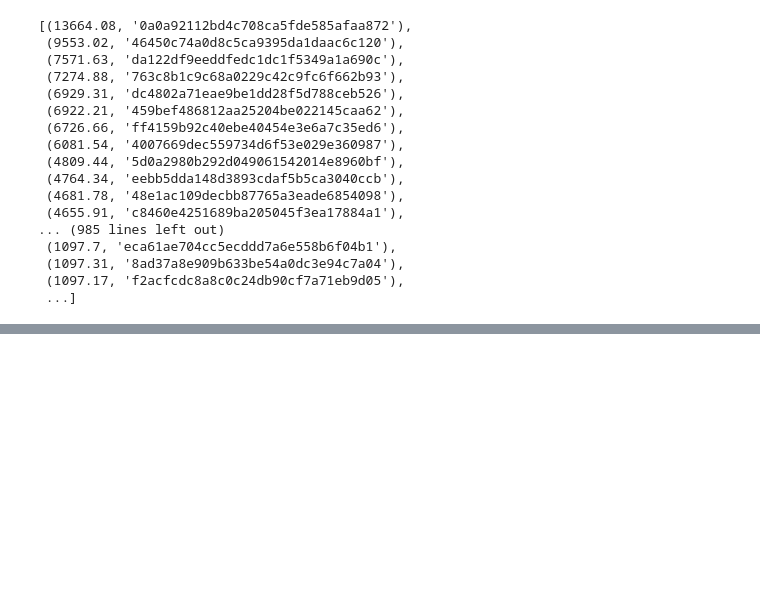
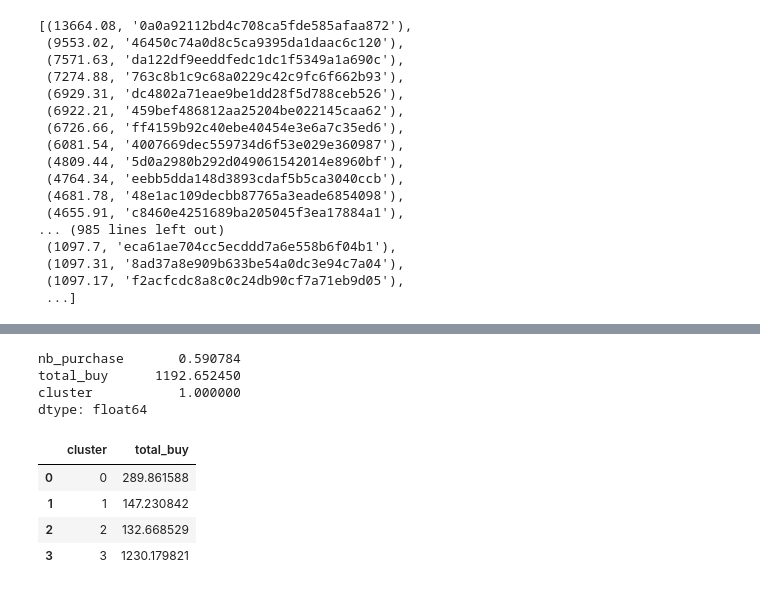
Before and after one commit to Justine-league/LA-DATA-DREAM-TEAM-equipe-justine, a Jupyter notebook: segmentation_RFM.ipynb, the cells around one changed output, grey strips where cells are left out. Cells and saved outputs as stored; diff of their text form; code cells hidden in the pictures; blank space fills up the shorter version.

```diff
--- a/segmentation_RFM.ipynb
+++ b/segmentation_RFM.ipynb
@@ -95,0 +181,13 @@ montant
+# %%
+kmeans = KMeans(init="random", n_clusters=4, n_init=10, random_state=1)
+
+#fit k-means algorithm to data
+kmeans.fit(scaled_df)
+
+#view cluster assignments for each observation
+kmeans.labels_
+
+df_cluster['cluster'] = kmeans.labels_
+
+#view updated DataFrame
+print(df_cluster)
@@ -95,0 +209,17 @@ montant
+# %%
+df_1cluster = df_cluster[df_cluster["cluster"] == 1]
+df_1cluster.mean()
+# %% [output]
+nb_purchase       0.590784
+total_buy      1192.652450
+cluster           1.000000
+dtype: float64
+# %%
+moyenne_buy = df_cluster.groupby(["cluster"])["total_buy"].mean().reset_index()
+moyenne_buy
+# %% [output]
+|  | cluster | total_buy |
+| 0 | 0 | 289.861588 |
+| 1 | 1 | 147.230842 |
+| 2 | 2 | 132.668529 |
+| 3 | 3 | 1230.179821 |
```
Also changed, not shown: parts of 13 cells of this notebook, 19 other files.
